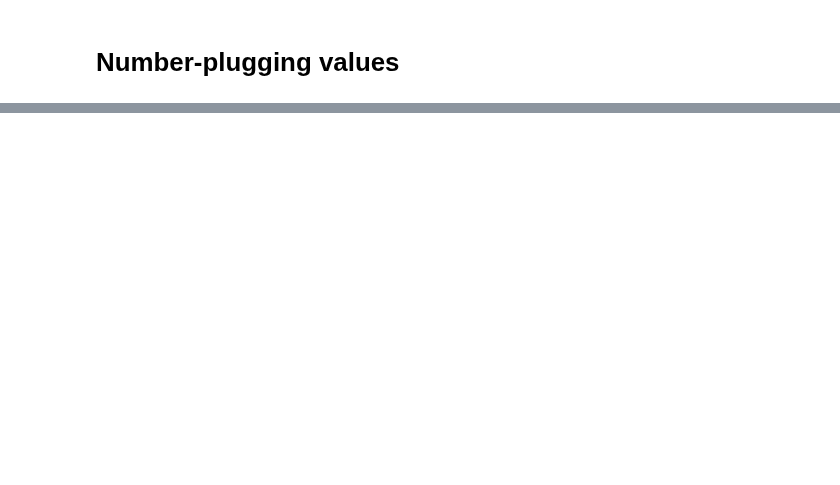
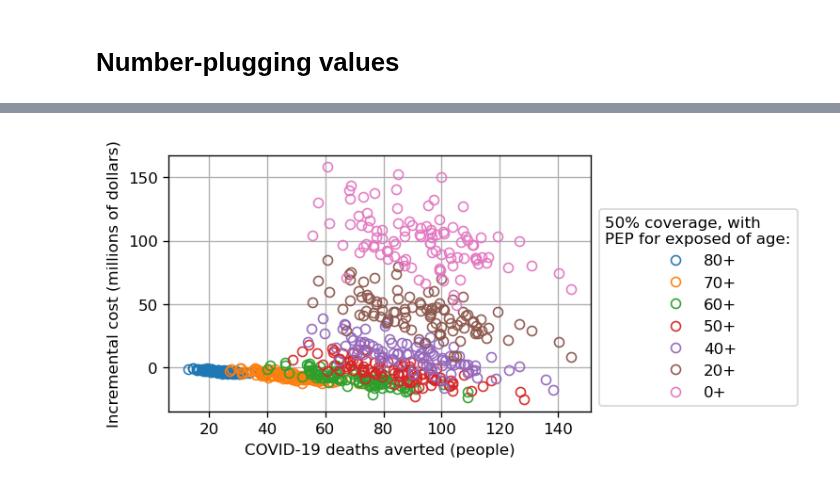
Before and after one commit to aflaxman/covid_mabs, a Jupyter notebook: 00_mAbs_impact_model.ipynb, the cells around one changed output, grey strips where cells are left out. Cells and saved outputs as stored; diff of their text form; code cells hidden in the pictures; blank space fills up the shorter version.

```diff
--- a/00_mAbs_impact_model.ipynb
+++ b/00_mAbs_impact_model.ipynb
@@ -152,6 +180,6 @@ acs['race_eth'] = acs.race_eth.map({1:'White',
 # %%
-g_acs = acs[acs.household_id.str.contains('HU')
-           ].groupby(['age_group', 'sex', 'race_eth'])
+g_acs = acs[acs.household_id.str.contains('HU')].groupby(['age_group', 'sex', 'race_eth'])
+#g_acs.head()
 # %%
 %%time
 n_hh = {}
@@ -277,10 +394,3 @@ def print_mean_and_ui(z):
-# %%
-c,a = .50,50
-
-print('averted secondary infections')
-print_mean_and_ui(
-    [(n_COVID[0, 0][k] - n_COVID[c, a][k]).sum() for k in range(n_draws)]
-)
 # %% [markdown]
 # 5.	Estimate the number of hospitalizations in each scenario
 
@@ -331,10 +480,3 @@ np.round(100_000 * (n_hosp_averted_mean.unstack().sum() / g_acs.weight.sum().uns
-# %%
-c,a = .50,50
-
-print('averted hospitalizations')
-print_mean_and_ui(
-    [(n_hosp[0, 0][k] - n_hosp[c, a][k]).sum() for k in range(n_draws)]
-)
 # %% [markdown]
 # 6. Find number of deaths
 # %%
@@ -373,10 +558,3 @@ np.round(100_000 * ((n_death_averted_mean).unstack().sum() / g_acs.weight.sum().
-# %%
-c,a = .50,50
-
-print('averted deaths')
-print_mean_and_ui(
-    [(n_deaths[0, 0][k] - n_deaths[c, a][k]).sum() for k in range(n_draws)]
-)
 # %% [markdown]
 ## 7.	Estimate the cost of administering mAbs and the cost of COVID-19 hospitalizations
 
@@ -602,21 +953,31 @@ total_cost[c,a]
 import seaborn as sns
 # %%
 plt.figure(figsize=(6.5,3), dpi=120)
+df_plot = []
 for c in [0.25, .5, .75]:
     for i, a in enumerate(age_lower_bounds[::-1]):
         s_cost = (pd.Series(mAbs_cost[c,a]) + pd.Series(hosp_cost[c,a])) / 1e6
         s_cost -= (pd.Series(mAbs_cost[0,0]) + pd.Series(hosp_cost[0,0])) / 1e6
 
         s_deaths = pd.DataFrame(n_deaths[c,a]).sum(axis=0)
         s_deaths -= pd.DataFrame(n_deaths[0,0]).sum(axis=0)
         s_deaths *= -1
 
         if c == 0.5:
+            df_plot.append({
+            'Age': a,
+            'Cost': s_cost,
+            'Deaths': s_deaths
+            })
+
             plt.plot(s_deaths, s_cost, 'o', label=f'{a}+', alpha=.95, color='none', mec=f'C{i}', mew=1)
 #         else:
 #             plt.plot(s_deaths, s_cost, 'o', color='grey')
 plt.legend(loc=(1.02, .02), title='50% coverage, with\nPEP for exposed of age:')
 plt.xlabel('COVID-19 deaths averted (people)')
 plt.ylabel('Incremental cost (millions of dollars)')
 plt.grid()
 plt.subplots_adjust(right=.7);
+plt.savefig('output.png', dpi=300, bbox_inches='tight')
+# %% [output]
+[figure, added]
```
Also changed, not shown: parts of 89 cells of this notebook.
